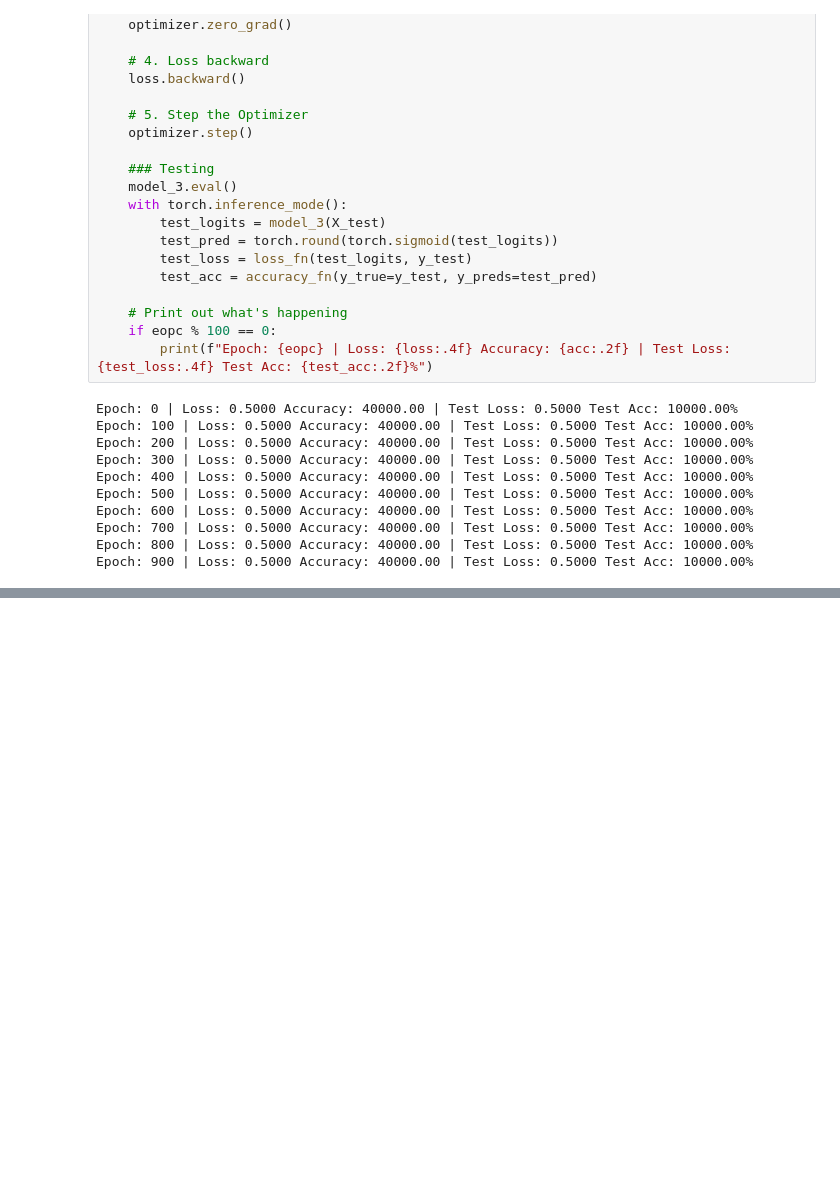
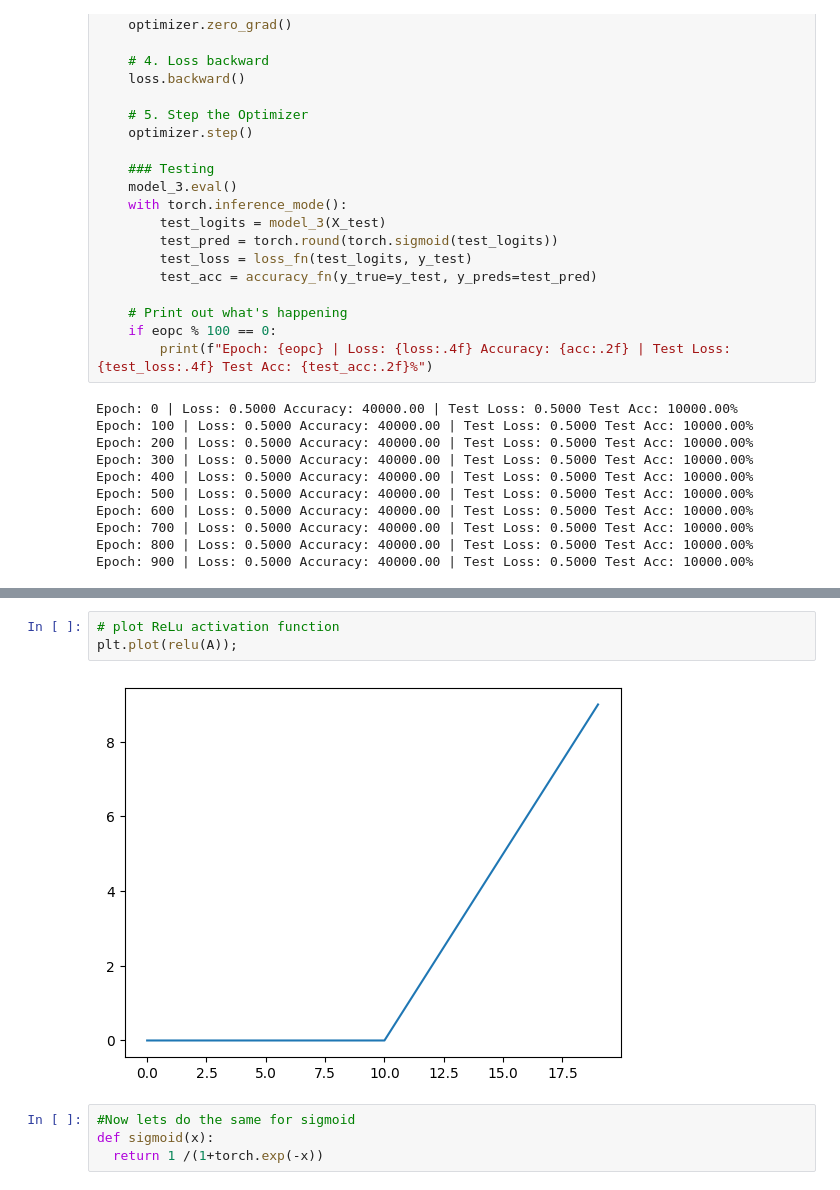
Before and after one commit to lalitbhattarai/Pytorch_Fundamentals, a Jupyter notebook: Neural_Network_Classification_with_PyTorch.ipynb, the cells around one changed output, grey strips where cells are left out. Cells and saved outputs as stored; diff of their text form; blank space fills up the shorter version.

Commit message:
Replicating non_linear Activation function

```diff
--- a/Neural_Network_Classification_with_PyTorch.ipynb
+++ b/Neural_Network_Classification_with_PyTorch.ipynb
@@ -850,0 +910,9 @@ Epoch: 900 | Loss: 0.5000 Accuracy: 40000.00 | Test Loss: 0.5000 Test Acc: 10000
+# %%
+# plot ReLu activation function
+plt.plot(relu(A));
+# %% [output]
+[figure, added]
+# %%
+#Now lets do the same for sigmoid
+def sigmoid(x):
+  return 1 /(1+torch.exp(-x))
```
Also changed, not shown: parts of 11 cells of this notebook.
